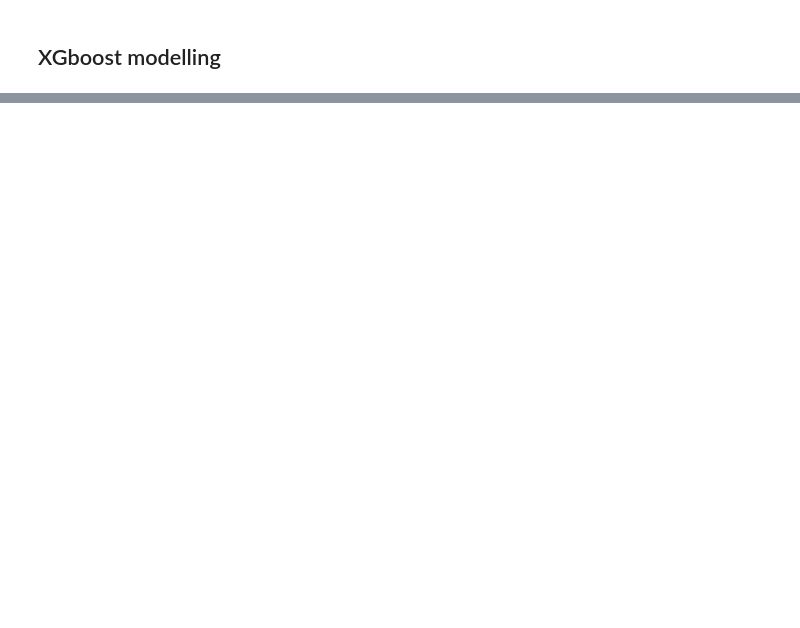
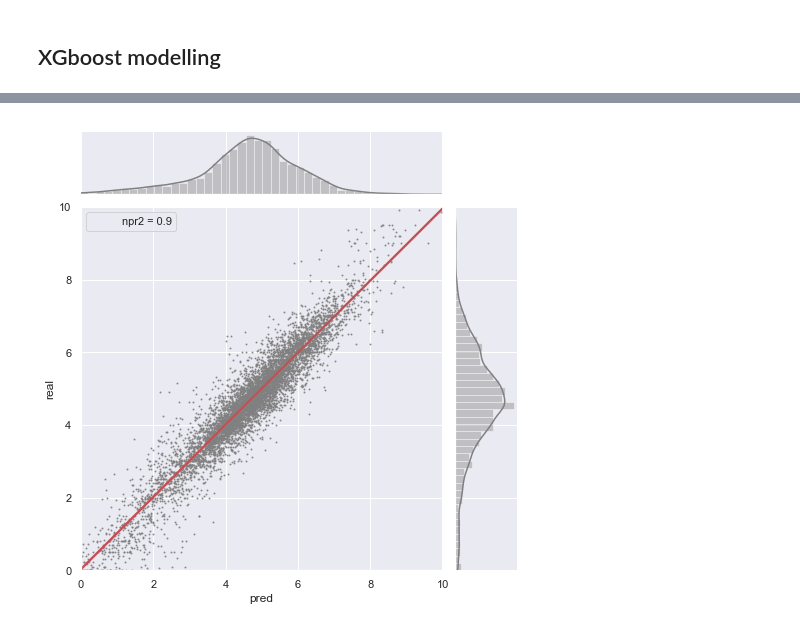
Before and after one commit to clagodmor/price_forecast, a Jupyter notebook: xgboost_jupyter.ipynb, the cells around one changed output, grey strips where cells are left out. Drawn from its saved outputs; the diff is of its cells as text; code cells hidden in the pictures; blank space fills up the shorter version.

```diff
--- a/xgboost_jupyter.ipynb
+++ b/xgboost_jupyter.ipynb
@@ -37,7 +28,8 @@ train_y = train_df['price']
 # %%
 #Fitting XGB regressor
-model = xgb.XGBRegressor()
-model.fit(train_X,train_y)
+model = xgb.XGBRegressor(n_estimators=500, learning_rate=0.4, gamma=0.3, subsample=0.9,
+                               colsample_bytree=1, max_depth=5,objective='reg:squarederror')
+model.fit(X_train,y_train)
 print (model)
 # %% [output]
 XGBRegressor(base_score=0.5, booster='gbtree', colsample_bylevel=1,
@@ -49,5 +42,4 @@ XGBRegressor(base_score=0.5, booster='gbtree', colsample_bylevel=1,
 # %%
-output = model.predict(data=test_X)
-prediction = pd.DataFrame({'date': test_df['date'],'price': output })
-print(prediction)
+output = model.predict(data=X_test)
+output
 # %% [output]
@@ -70,0 +48,3 @@ print(prediction)
+# %%
+comp=pd.DataFrame({'pred':output,'real':y_test})
+comp.head()
@@ -70,0 +58,14 @@ print(prediction)
+# %%
+from scipy import stats
+def r2(x, y):
+    return stats.pearsonr(x, y)
+def npr2(x,y):
+    return np.corrcoef(x,y)[0,1]**2
+# %%
+sns.set(style="darkgrid")
+g = sns.jointplot("pred", "real", data=comp, kind="reg",
+                  xlim=(0,10), ylim=(0, 10), color="grey",
+                  height=7,stat_func=npr2, scatter_kws={'s':1},
+                  joint_kws={'color':'grey','line_kws':{'color':'r'}})
+# %% [output]
+[figure, added]
```
Also changed, not shown: parts of 23 cells of this notebook, 1 other file.
